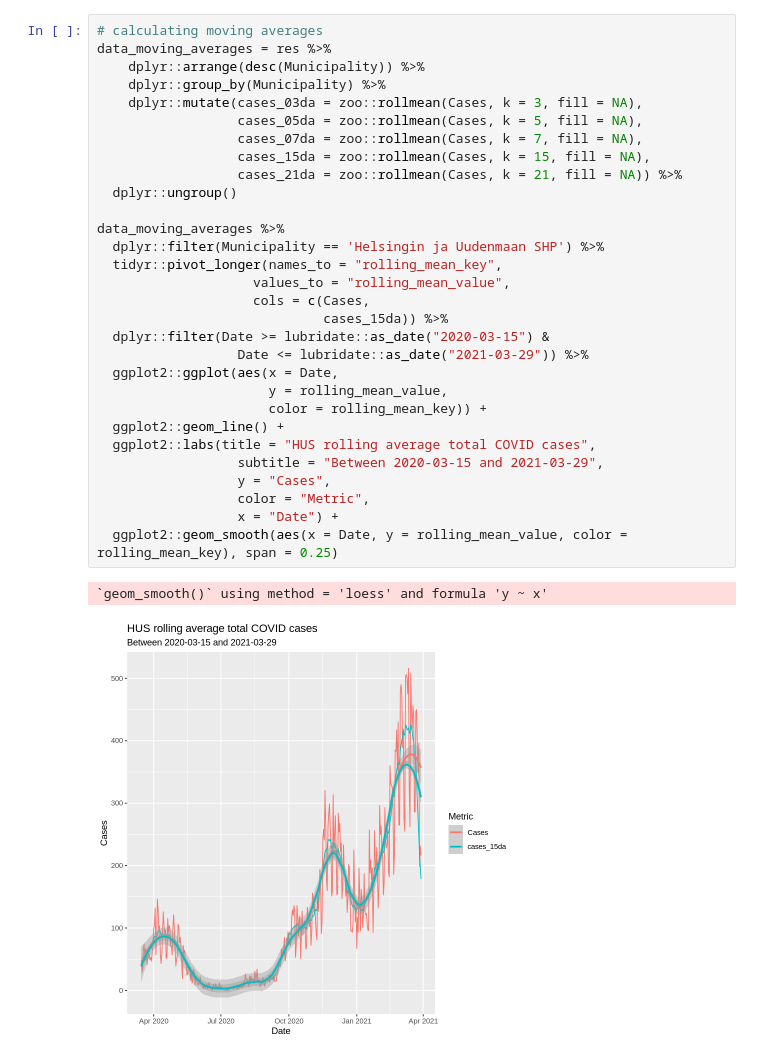
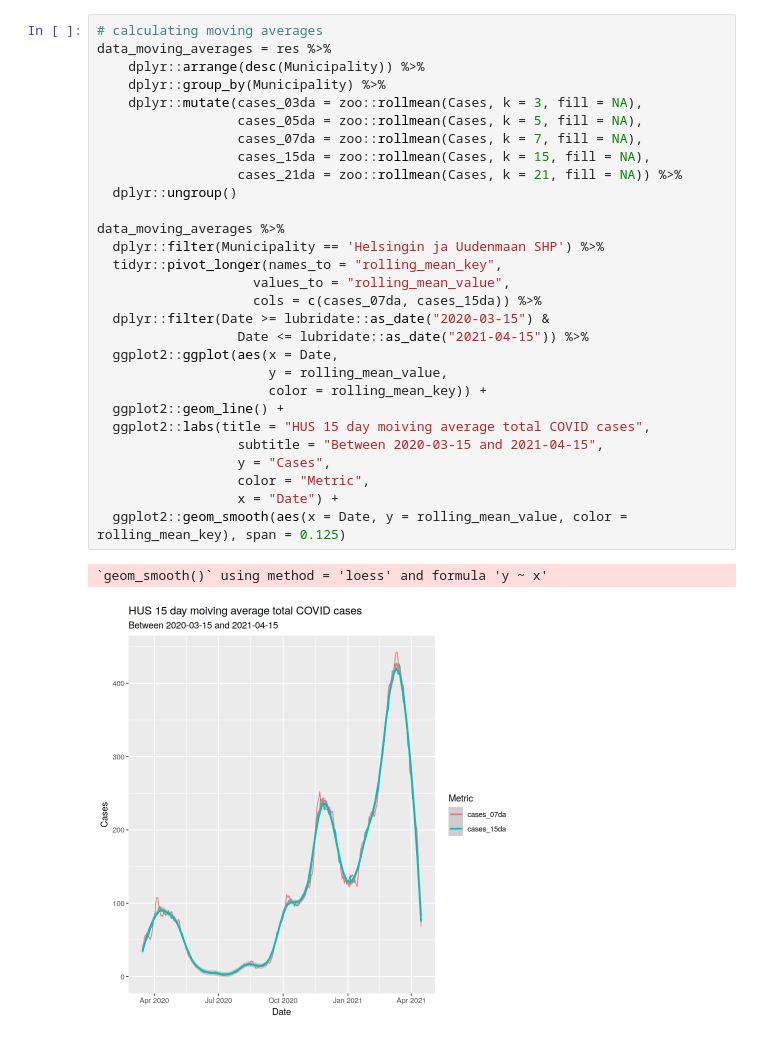
Before and after one commit to afroseppo/THL-covid-data, a Jupyter notebook: THL-data.ipynb, the cells around one changed output. Saved outputs shown, nothing was run; the diff lists cells and outputs as text.

```diff
--- a/THL-data.ipynb
+++ b/THL-data.ipynb
@@ -94,35 +62,34 @@ ggplot(d, aes(Date,value, col=variable)) +
 # %%
 # calculating moving averages
 data_moving_averages = res %>%
     dplyr::arrange(desc(Municipality)) %>%
     dplyr::group_by(Municipality) %>%
     dplyr::mutate(cases_03da = zoo::rollmean(Cases, k = 3, fill = NA),
                   cases_05da = zoo::rollmean(Cases, k = 5, fill = NA),
                   cases_07da = zoo::rollmean(Cases, k = 7, fill = NA),
                   cases_15da = zoo::rollmean(Cases, k = 15, fill = NA),
                   cases_21da = zoo::rollmean(Cases, k = 21, fill = NA)) %>%
   dplyr::ungroup()
 
 data_moving_averages %>%
   dplyr::filter(Municipality == 'Helsingin ja Uudenmaan SHP') %>%
   tidyr::pivot_longer(names_to = "rolling_mean_key",
                     values_to = "rolling_mean_value",
-                    cols = c(Cases,
-                             cases_15da)) %>%
+                    cols = c(cases_07da, cases_15da)) %>%
   dplyr::filter(Date >= lubridate::as_date("2020-03-15") &
-                  Date <= lubridate::as_date("2021-03-29")) %>%
+                  Date <= lubridate::as_date("2021-04-15")) %>%
   ggplot2::ggplot(aes(x = Date,
                       y = rolling_mean_value,
                       color = rolling_mean_key)) +
   ggplot2::geom_line() +
-  ggplot2::labs(title = "HUS rolling average total COVID cases",
-                  subtitle = "Between 2020-03-15 and 2021-03-29",
+  ggplot2::labs(title = "HUS 15 day moiving average total COVID cases",
+                  subtitle = "Between 2020-03-15 and 2021-04-15",
                   y = "Cases",
                   color = "Metric",
                   x = "Date") +
-  ggplot2::geom_smooth(aes(x = Date, y = rolling_mean_value, color = rolling_mean_key), span = 0.25)
+  ggplot2::geom_smooth(aes(x = Date, y = rolling_mean_value, color = rolling_mean_key), span = 0.125)
 # %% [output]
 `geom_smooth()` using method = 'loess' and formula 'y ~ x'
-[figure, old version]
+[figure, new version]
 # %%
 data_moving_averages %>%
```
Also changed, not shown: parts of 4 cells of this notebook, 1 other file.
